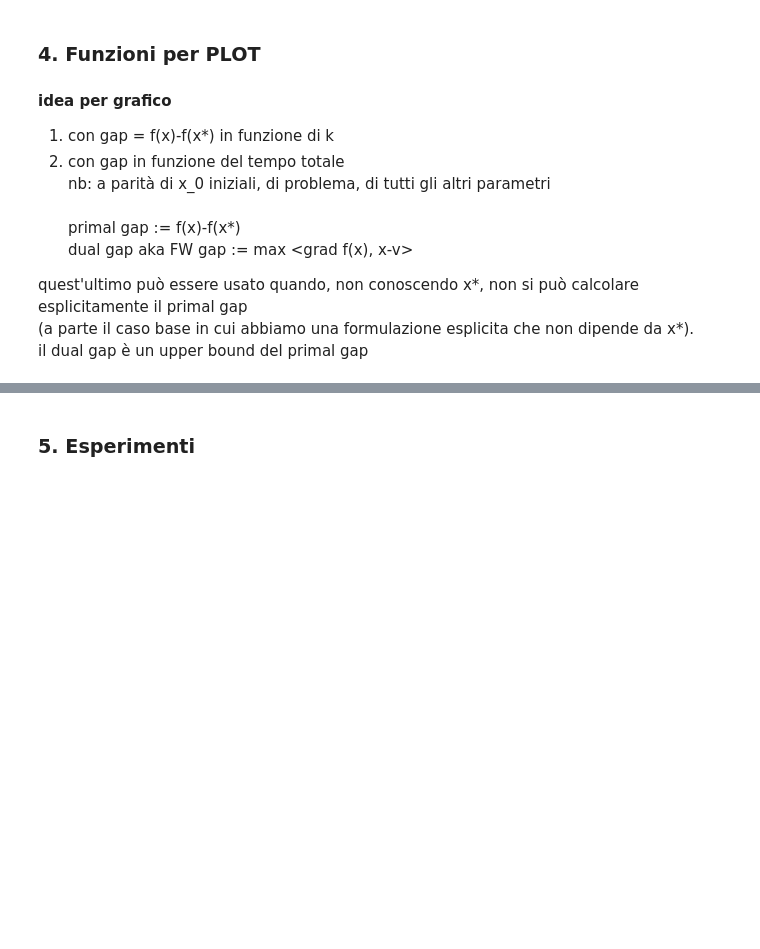
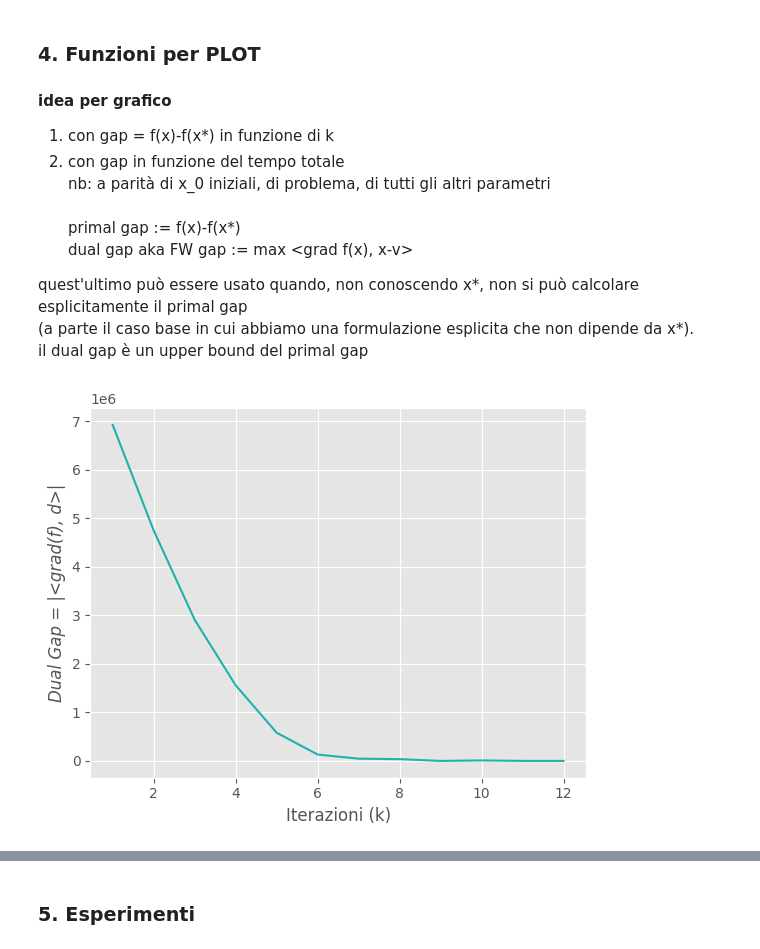
Before and after one commit to vpicchianti/Optimization-for-Data-Science, a Jupyter notebook: functions.ipynb, the cells around one changed output, grey strips where cells are left out. Saved outputs shown, nothing was run; the diff lists cells and outputs as text; code cells hidden in the pictures; blank space fills up the shorter version.

```diff
--- a/functions.ipynb
+++ b/functions.ipynb
@@ -557,3 +583,47 @@ dual gap aka FW gap := max <grad f(x), x-v> <br>
 quest'ultimo può essere usato quando, non conoscendo x*, non si può calcolare esplicitamente il primal gap <br>
 (a parte il caso base in cui abbiamo una formulazione esplicita che non dipende da x*). <br>
 il dual gap è un upper bound del primal gap
+# %%
+# queste due funzioni plottano il FW (dual) gap e il primal gap
+def plot_dual_gap(gap):
+
+    gap = np.abs(gap)
+    iterazioni = list(range(1, len(gap) + 1))
+
+    plt.style.use('ggplot')
+    plt.figure(figsize=(8, 6))
+    plt.plot(iterazioni, gap, color = 'lightseagreen', label = 'FW tradizionale')
+    plt.xlabel('Iterazioni (k)')
+    # plt.yscale('log')
+    plt.ylabel('dual gap = |<grad(f), d>|', fontdict={'style': 'italic'})
+
+    plt.title('Andamento del Dual Gap (aka FW Gap) in funzione di k')
+    plt.legend()
+    plt.grid(True)
+
+    plt.show()
+
+
+def plot_primal_gap(f_values, xstar):   # f(x) - f(x*)
+
+    xstar = np.array(xstar)
+    fxstar = x.T @ Q @ x + q @ x
+    gap = np.abs(f_values - fxstar)
+    iterazioni = list(range(1, len(f_values) + 1))
+
+    plt.style.use('ggplot')
+    plt.figure(figsize=(8, 6))
+    plt.plot(iterazioni, gap, color = 'lightseagreen', label = 'FW tradizionale')
+    plt.xlabel('Iterazioni (k)')
+    # plt.yscale('log')
+    plt.ylabel('primal gap = |f(x) - f(x*)|', fontdict={'style': 'italic'})
+
+    plt.title('Andamento del Primal Gap in funzione di k')
+    plt.legend()
+    plt.grid(True)
+
+    plt.show()
+# %%
+plot_dual_gap(gap)
+# %% [output]
+[figure, added]
```
Also changed, not shown: parts of 10 cells of this notebook.
